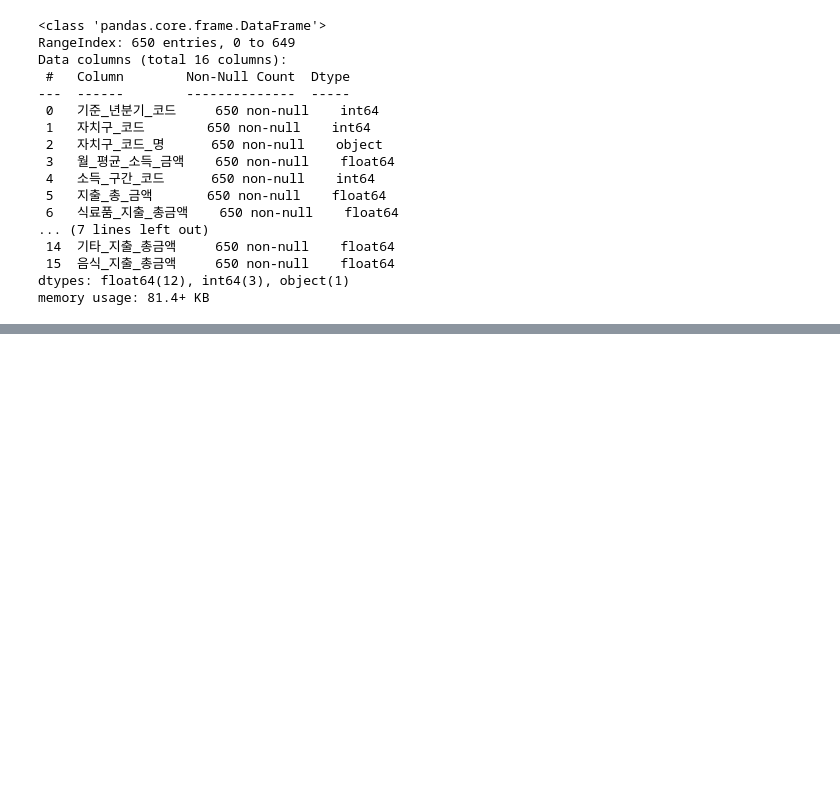
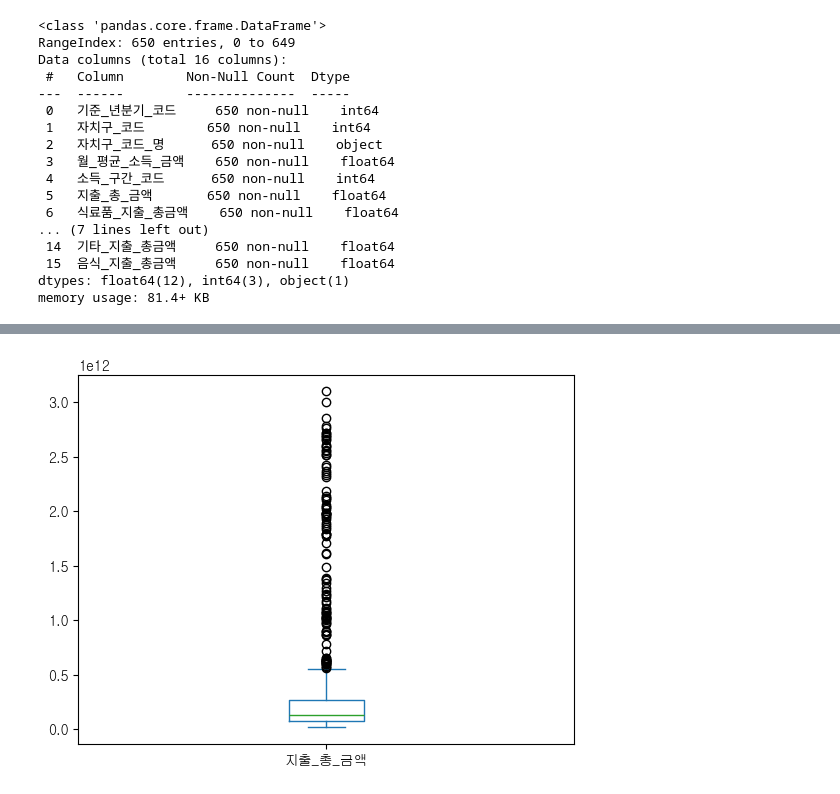
Before and after one commit to SKNetworks-AI19-250818/SKN19_2nd_1team, a Jupyter notebook: eda/income_consumption/income_consumption.ipynb, the cells around one changed output, grey strips where cells are left out. Drawn from its saved outputs; the diff is of its cells as text; code cells hidden in the pictures; blank space fills up the shorter version.

```diff
--- a/eda/income_consumption/income_consumption.ipynb
+++ b/eda/income_consumption/income_consumption.ipynb
@@ -52,3 +59,8 @@ df.head()
 # %%
 df.sort_values('기준_년분기_코드', inplace=True)
 df.to_csv('income_consumption_data.csv')
+# %%
+df['지출_총_금액'].plot(kind='box')
+plt.show()
+# %% [output]
+[figure, added]
```
Also changed, not shown: parts of 5 cells of this notebook.
